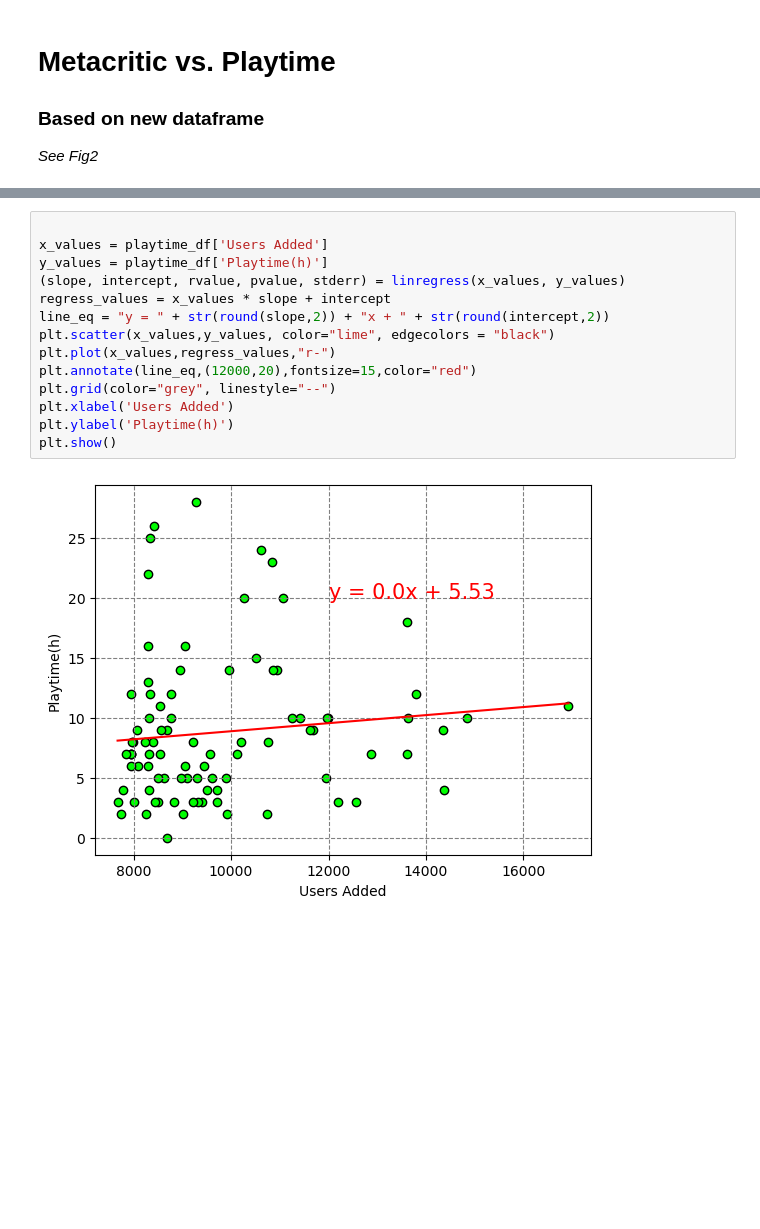
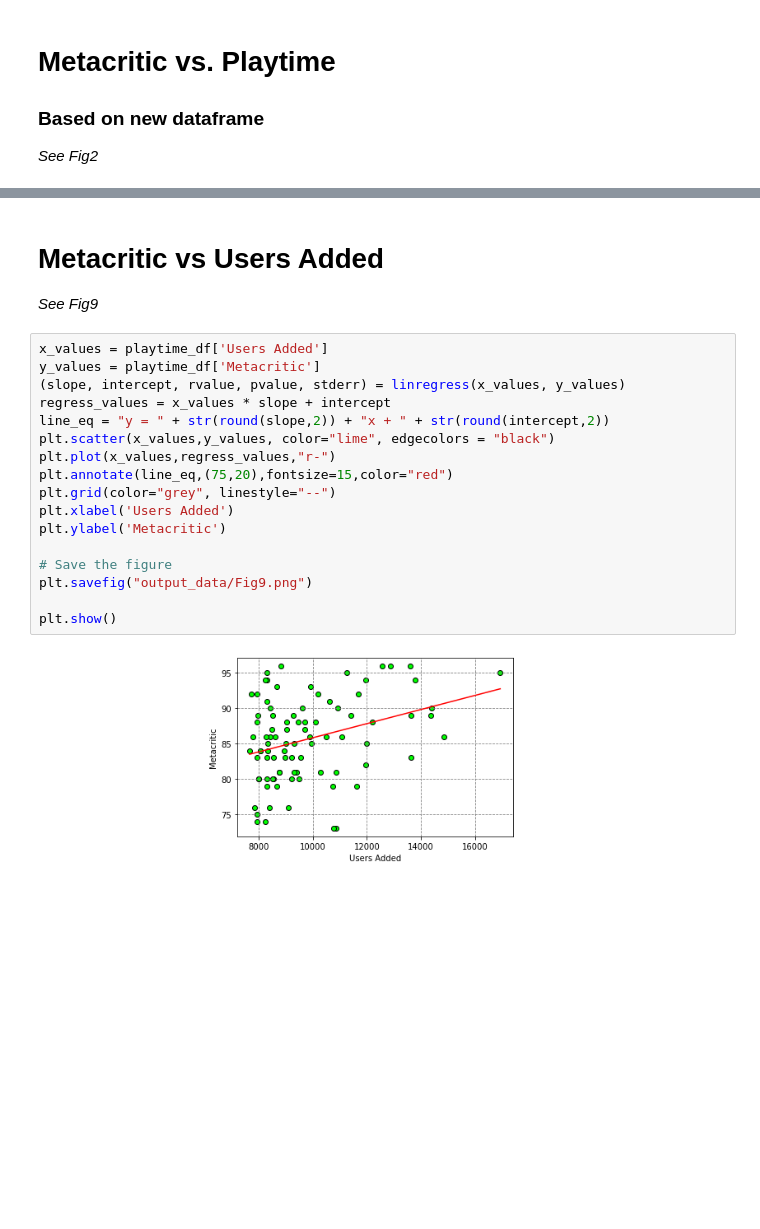
Before and after one commit to candidamg/Project_1, a Jupyter notebook: project.ipynb, the cells around one changed output, grey strips where cells are left out. Drawn from its saved outputs; the diff is of its cells as text; blank space fills up the shorter version.

```diff
--- a/project.ipynb
+++ b/project.ipynb
@@ -363,17 +461,23 @@ plt.show()
+# %% [markdown]
+# Metacritic vs Users Added
+ *See Fig9*
 # %%
-
 x_values = playtime_df['Users Added']
-y_values = playtime_df['Playtime(h)']
+y_values = playtime_df['Metacritic']
 (slope, intercept, rvalue, pvalue, stderr) = linregress(x_values, y_values)
 regress_values = x_values * slope + intercept
 line_eq = "y = " + str(round(slope,2)) + "x + " + str(round(intercept,2))
 plt.scatter(x_values,y_values, color="lime", edgecolors = "black")
 plt.plot(x_values,regress_values,"r-")
-plt.annotate(line_eq,(12000,20),fontsize=15,color="red")
+plt.annotate(line_eq,(75,20),fontsize=15,color="red")
 plt.grid(color="grey", linestyle="--")
 plt.xlabel('Users Added')
-plt.ylabel('Playtime(h)')
+plt.ylabel('Metacritic')
+
+# Save the figure
+plt.savefig("output_data/Fig9.png")
+
 plt.show()
 # %% [output]
-[figure, old version]
+[figure, new version]
 # %% [markdown]
```
Also changed, not shown: parts of 21 cells of this notebook, 9 other files.
